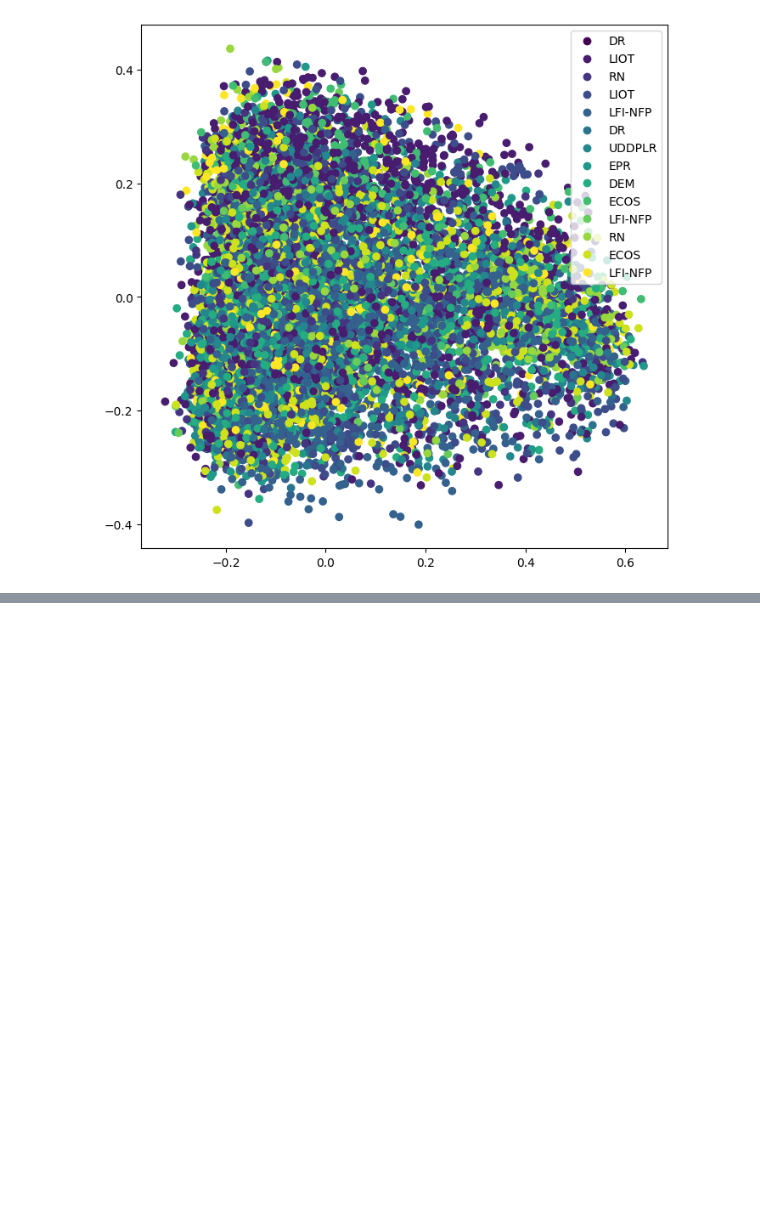
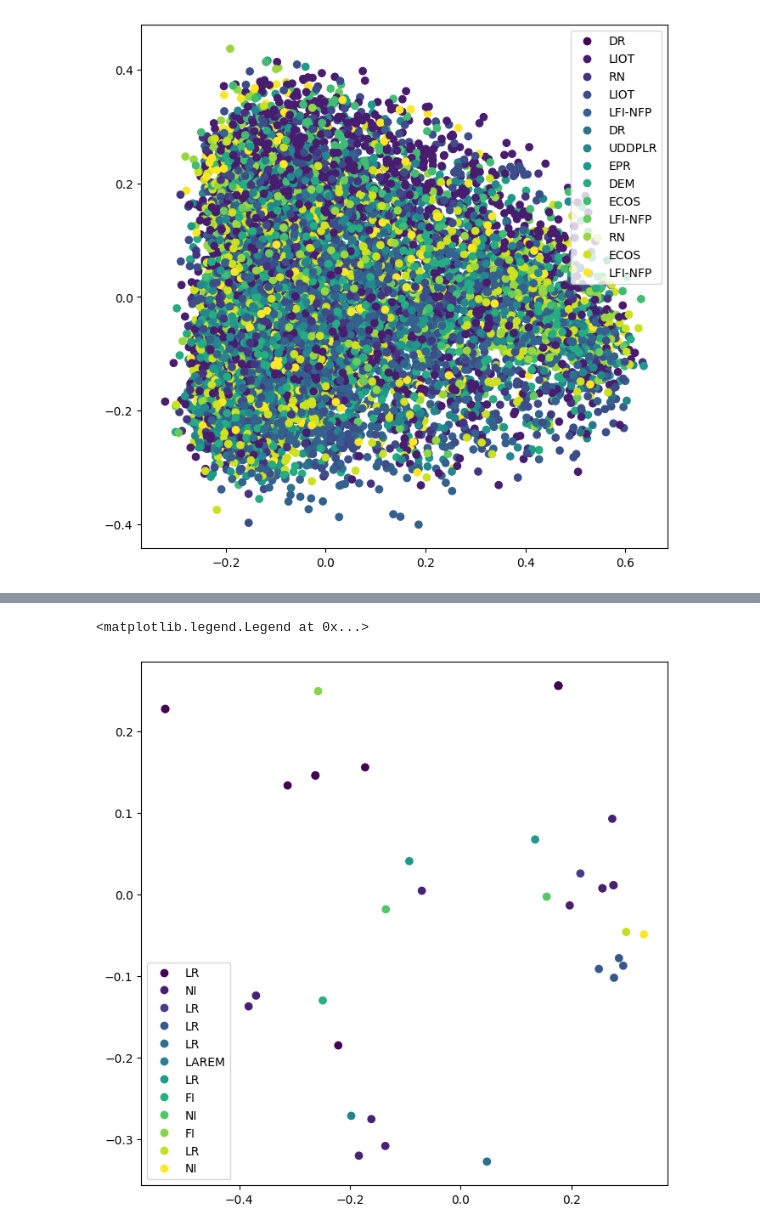
Before and after one commit to medialab/parlement_nlp, a Jupyter notebook: application/analyze.ipynb, the cells around one changed output, grey strips where cells are left out. Saved outputs shown, nothing was run; the diff lists cells and outputs as text; code cells hidden in the pictures; blank space fills up the shorter version.

```diff
--- a/application/analyze.ipynb
+++ b/application/analyze.ipynb
@@ -156,0 +210,16 @@ plt.legend(handles=scatter.legend_elements()[0], labels=names)
+# %%
+embeddings = np.array(custom["embedding_amendment_summary"].tolist())
+
+pca = PCA(n_components=2)
+Y = pca.fit_transform(embeddings)
+
+plt.figure(figsize=(8, 8))
+scatter = plt.scatter(
+    Y[:,0],
+    Y[:,1],
+    c=groups,
+)
+plt.legend(handles=scatter.legend_elements()[0], labels=names)
+# %% [output]
+<matplotlib.legend.Legend at 0x...>
+[figure, added]
```
Also changed, not shown: parts of 8 cells of this notebook, 7 other files.
